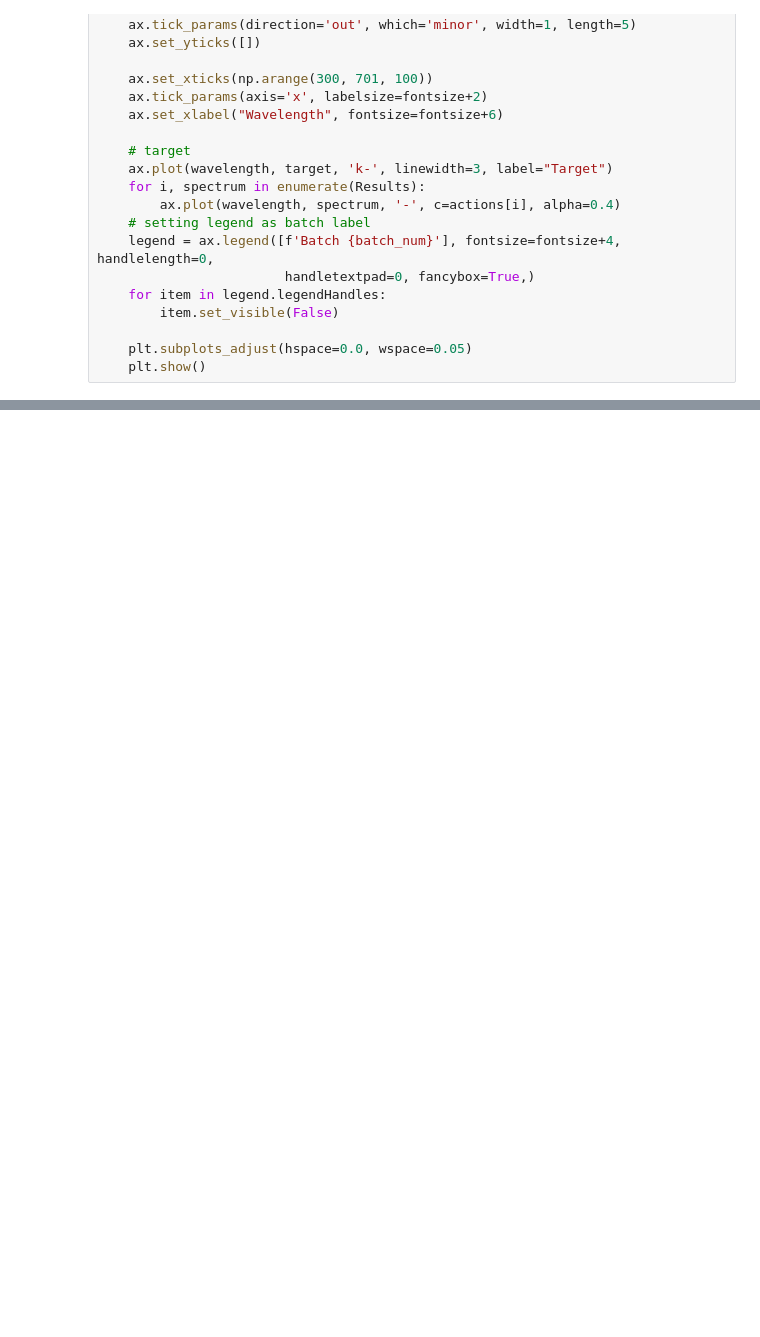
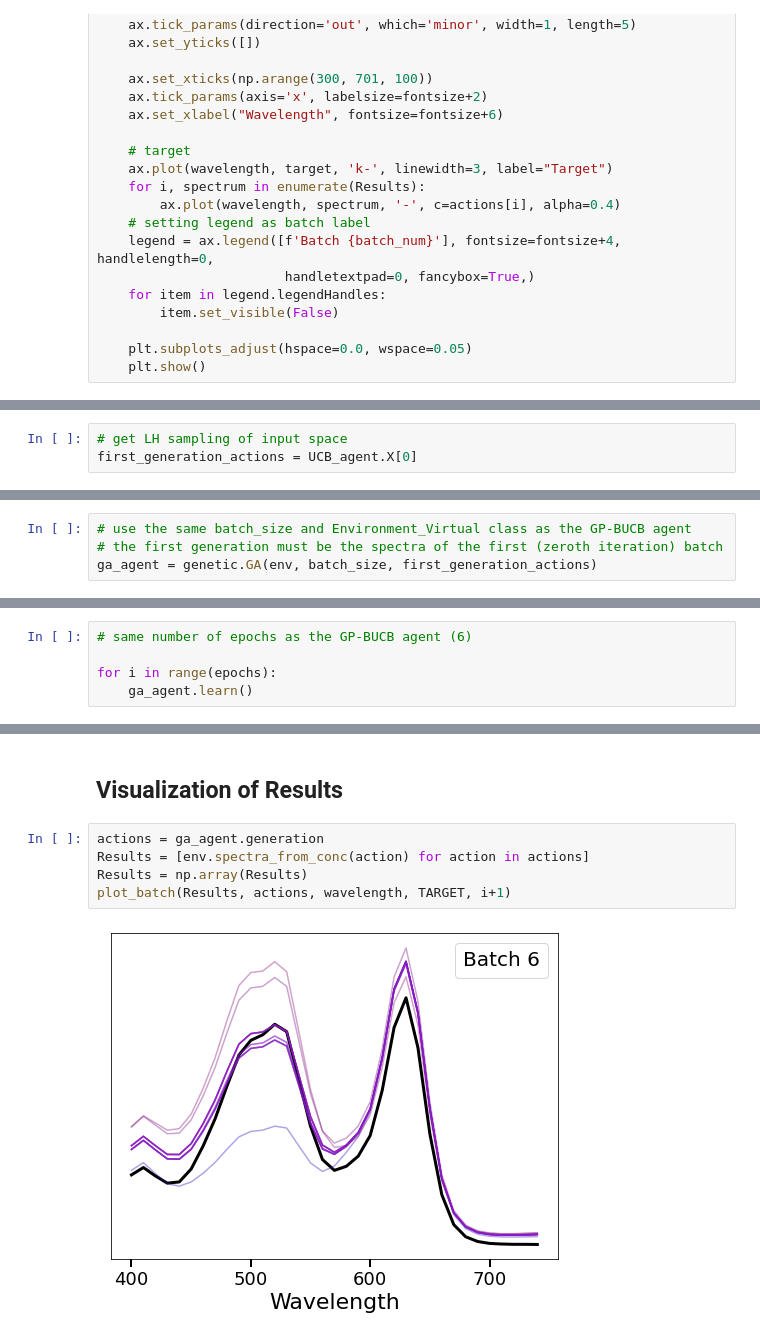
Before and after one commit to REAL-Pipetting/REinforced-Automaton-Learning-REAL-Pipetting, a Jupyter notebook: realpy/Examples/Tutorials/Tutorial.ipynb, the cells around one changed output, grey strips where cells are left out. Saved outputs shown, nothing was run; the diff lists cells and outputs as text; blank space fills up the shorter version.

```diff
--- a/realpy/Examples/Tutorials/Tutorial.ipynb
+++ b/realpy/Examples/Tutorials/Tutorial.ipynb
@@ -314,0 +326,3 @@ plt.show()
+# %%
+# get LH sampling of input space
+first_generation_actions = UCB_agent.X[0]
@@ -314,0 +331,4 @@ plt.show()
+# %%
+# use the same batch_size and Environment_Virtual class as the GP-BUCB agent
+# the first generation must be the spectra of the first (zeroth iteration) batch
+ga_agent = genetic.GA(env, batch_size, first_generation_actions)
@@ -314,0 +337,5 @@ plt.show()
+# %%
+# same number of epochs as the GP-BUCB agent (6)
+
+for i in range(epochs):
+    ga_agent.learn()
@@ -314,0 +360,9 @@ plt.show()
+# %% [markdown]
+## Visualization of Results
+# %%
+actions = ga_agent.generation
+Results = [env.spectra_from_conc(action) for action in actions]
+Results = np.array(Results)
+plot_batch(Results, actions, wavelength, TARGET, i+1)
+# %% [output]
+[figure, added]
```
Also changed, not shown: parts of 13 cells of this notebook.
